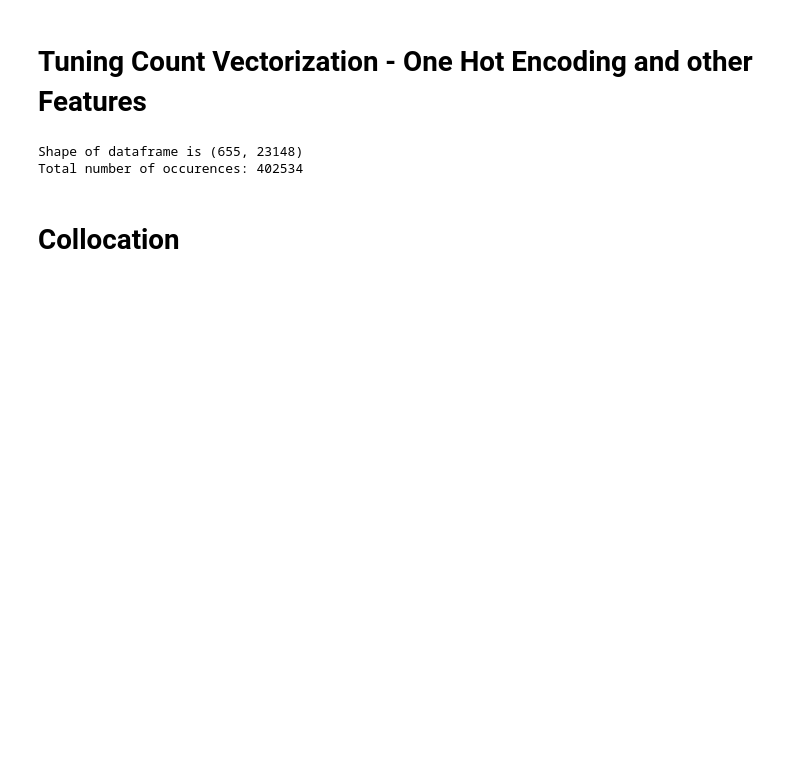
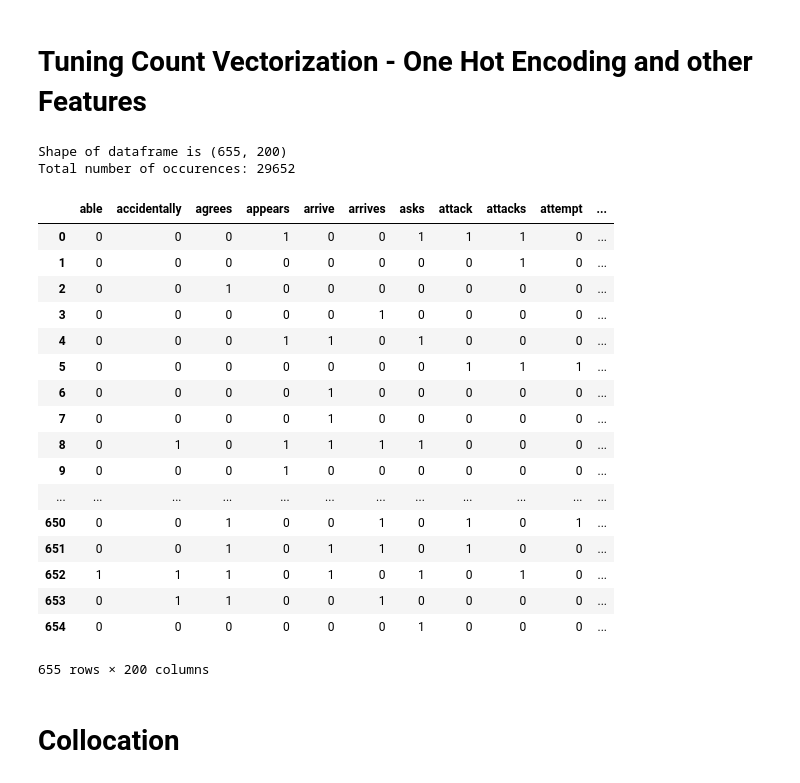
Before and after one commit to VarunDS/dso-599-text-analytics-nlp, a Jupyter notebook: week3/Cosine Similarity, PMI, Collocation.ipynb, the cells around one changed output. Saved outputs shown, nothing was run; the diff lists cells and outputs as text; code cells hidden in the pictures; blank space fills up the shorter version.

```diff
--- a/week3/Cosine Similarity, PMI, Collocation.ipynb
+++ b/week3/Cosine Similarity, PMI, Collocation.ipynb
@@ -23,37 +23,56 @@ Second approach: 3.7416573867739413
 # %%
 import pandas as pd
 from sklearn.feature_extraction.text import CountVectorizer
 plots_df = pd.read_csv("movie_plots.csv")
 
 # filter only for American movies
 plots_df = plots_df[plots_df["Origin/Ethnicity"] == "American"]
 
  # traditional CountVectorizer
 vectorizer = CountVectorizer()
 
  # use English stopwords, and use one-hot encoding
-#vectorizer = CountVectorizer(stop_words="english", binary=True)
+vectorizer = CountVectorizer(stop_words="english", binary=True)
 
 # use English stopwords, and use one-hot encoding, and the word must appear in at least two of the movie plots
-#vectorizer = CountVectorizer(stop_words="english", binary=True, min_df=2)
+vectorizer = CountVectorizer(stop_words="english", binary=True, min_df=0.05)
 
 # use English stopwords, and use one-hot encoding, and the word must appear in at least two of the movie plots
 # and keep only the top 200
-#vectorizer = CountVectorizer(stop_words="english", binary=True, min_df=2, max_features=200)
+vectorizer = CountVectorizer(stop_words="english", binary=True, min_df=2, max_features=200)
 
 # use English stopwords, and use one-hot encoding, and the word must appear in at least two of the movie plots
 # and keep only the top 200
-# vectorizer = CountVectorizer(stop_words="english", binary=True, min_df=2, max_features=200)
+vectorizer = CountVectorizer(stop_words="english", binary=True, min_df=2, max_features=200)
 
 X = vectorizer.fit_transform(plots_df["Plot"])
 
 vectorized_df = pd.DataFrame(X.toarray(), columns=vectorizer.get_feature_names())
 print(f"Shape of dataframe is {vectorized_df.shape}")
 print(f"Total number of occurences: {vectorized_df.sum().sum()}")
 #print(f"Word counts: {vectorized_df.sum()}")
+vectorized_df
 # %% [output]
-Shape of dataframe is (655, 23148)
-Total number of occurences: 402534
+Shape of dataframe is (655, 200)
+Total number of occurences: 29652
+|  | able | accidentally | agrees | appears | arrive | arrives | asks | attack | attacks | attempt | ... |
+| 0 | 0 | 0 | 0 | 1 | 0 | 0 | 1 | 1 | 1 | 0 | ... |
+| 1 | 0 | 0 | 0 | 0 | 0 | 0 | 0 | 0 | 1 | 0 | ... |
+| 2 | 0 | 0 | 1 | 0 | 0 | 0 | 0 | 0 | 0 | 0 | ... |
+| 3 | 0 | 0 | 0 | 0 | 0 | 1 | 0 | 0 | 0 | 0 | ... |
+| 4 | 0 | 0 | 0 | 1 | 1 | 0 | 1 | 0 | 0 | 0 | ... |
+| 5 | 0 | 0 | 0 | 0 | 0 | 0 | 0 | 1 | 1 | 1 | ... |
+| 6 | 0 | 0 | 0 | 0 | 1 | 0 | 0 | 0 | 0 | 0 | ... |
+| 7 | 0 | 0 | 0 | 0 | 1 | 0 | 0 | 0 | 0 | 0 | ... |
+| 8 | 0 | 1 | 0 | 1 | 1 | 1 | 1 | 0 | 0 | 0 | ... |
+| 9 | 0 | 0 | 0 | 1 | 0 | 0 | 0 | 0 | 0 | 0 | ... |
+| ... | ... | ... | ... | ... | ... | ... | ... | ... | ... | ... | ... |
+| 650 | 0 | 0 | 1 | 0 | 0 | 1 | 0 | 1 | 0 | 1 | ... |
+| 651 | 0 | 0 | 1 | 0 | 1 | 1 | 0 | 1 | 0 | 0 | ... |
+| 652 | 1 | 1 | 1 | 0 | 1 | 0 | 1 | 0 | 1 | 0 | ... |
+| 653 | 0 | 1 | 1 | 0 | 0 | 1 | 0 | 0 | 0 | 0 | ... |
+| 654 | 0 | 0 | 0 | 0 | 0 | 0 | 1 | 0 | 0 | 0 | ... |
+655 rows × 200 columns
 # %% [markdown]
 # Collocation
 # %%
```
Also changed, not shown: parts of 4 cells of this notebook, 8 other files.
